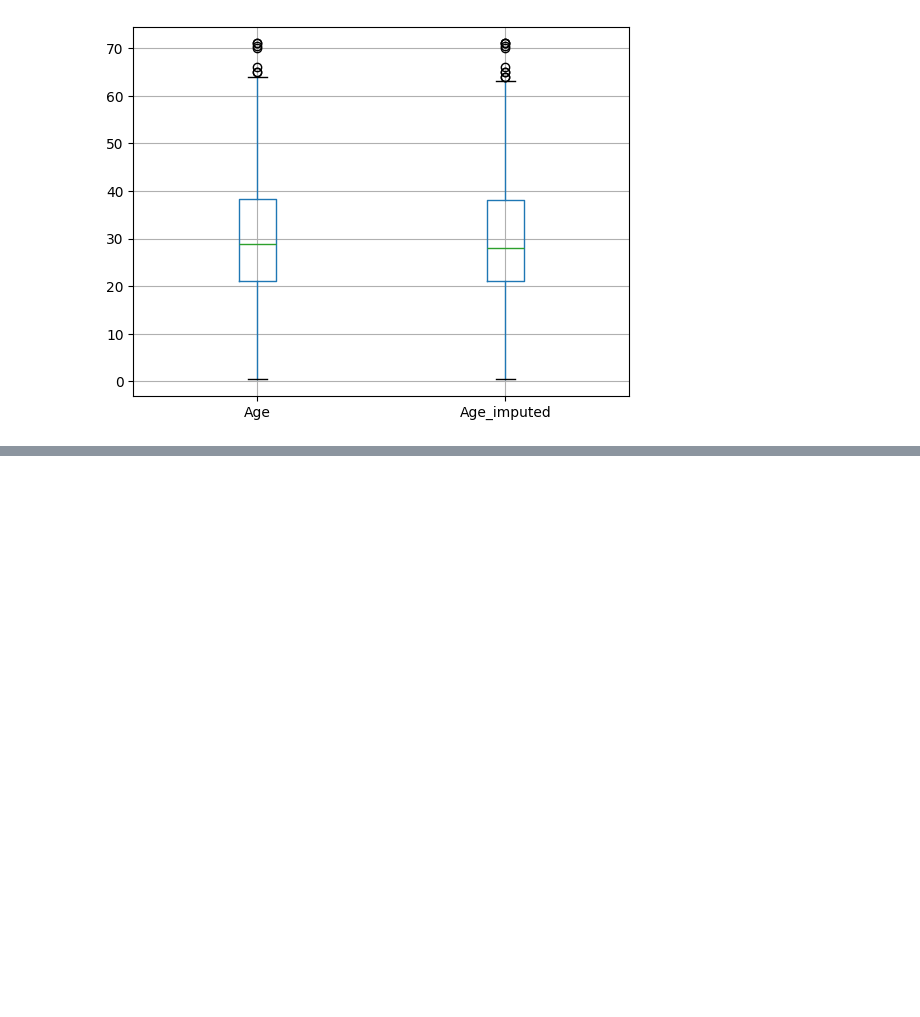
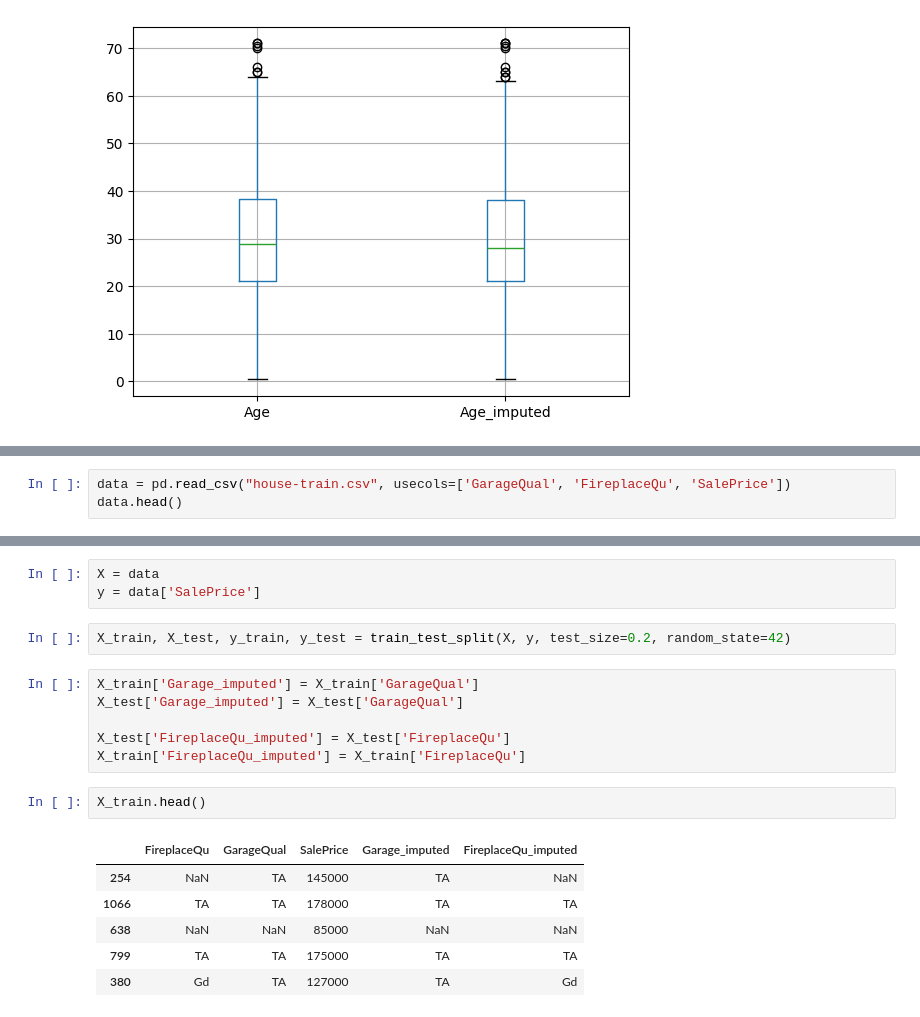
Before and after one commit to Salmankhan0518/Machine-Learning, a Jupyter notebook: 38-Missing Indicator-Random Sample Imputation/RandomSampleImputer.ipynb, the cells around one changed output, grey strips where cells are left out. Cells and saved outputs as stored; diff of their text form; blank space fills up the shorter version.

Commit message:
random number imputaion

```diff
--- a/38-Missing Indicator-Random Sample Imputation/RandomSampleImputer.ipynb
+++ b/38-Missing Indicator-Random Sample Imputation/RandomSampleImputer.ipynb
@@ -152,0 +153,3 @@ SyntaxError: unmatched ')' (1636247082.py, line 1)
+# %%
+data = pd.read_csv("house-train.csv", usecols=['GarageQual', 'FireplaceQu', 'SalePrice'])
+data.head()
@@ -152,0 +170,20 @@ SyntaxError: unmatched ')' (1636247082.py, line 1)
+# %%
+X = data
+y = data['SalePrice']
+# %%
+X_train, X_test, y_train, y_test = train_test_split(X, y, test_size=0.2, random_state=42)
+# %%
+X_train['Garage_imputed'] = X_train['GarageQual']
+X_test['Garage_imputed'] = X_test['GarageQual']
+
+X_test['FireplaceQu_imputed'] = X_test['FireplaceQu']
+X_train['FireplaceQu_imputed'] = X_train['FireplaceQu']
+# %%
+X_train.head()
+# %% [output]
+|  | FireplaceQu | GarageQual | SalePrice | Garage_imputed | FireplaceQu_imputed |
+| 254 | NaN | TA | 145000 | TA | NaN |
+| 1066 | TA | TA | 178000 | TA | TA |
+| 638 | NaN | NaN | 85000 | NaN | NaN |
+| 799 | TA | TA | 175000 | TA | TA |
+| 380 | Gd | TA | 127000 | TA | Gd |
```
Also changed, not shown: parts of 9 cells of this notebook, 1 other file.
